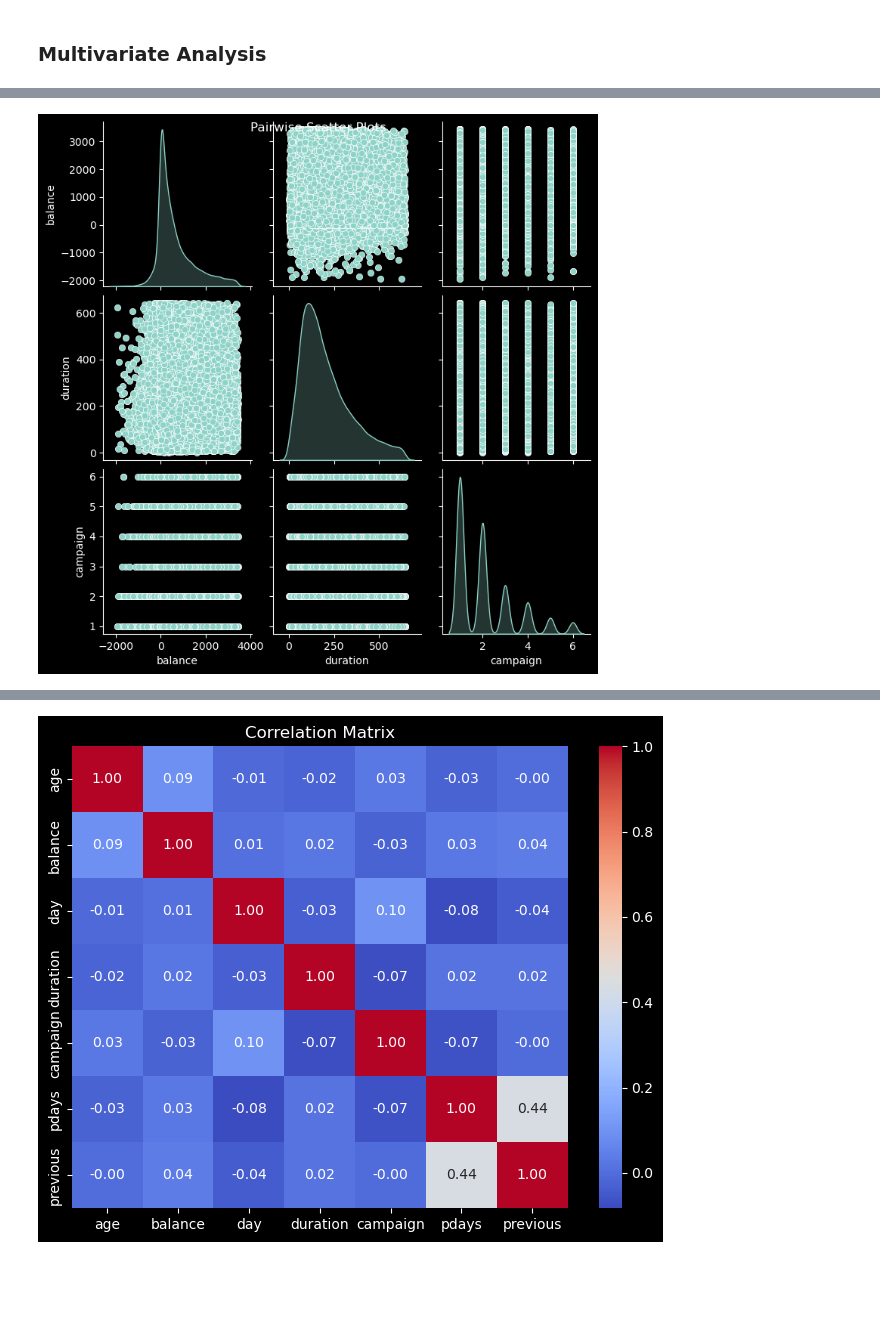
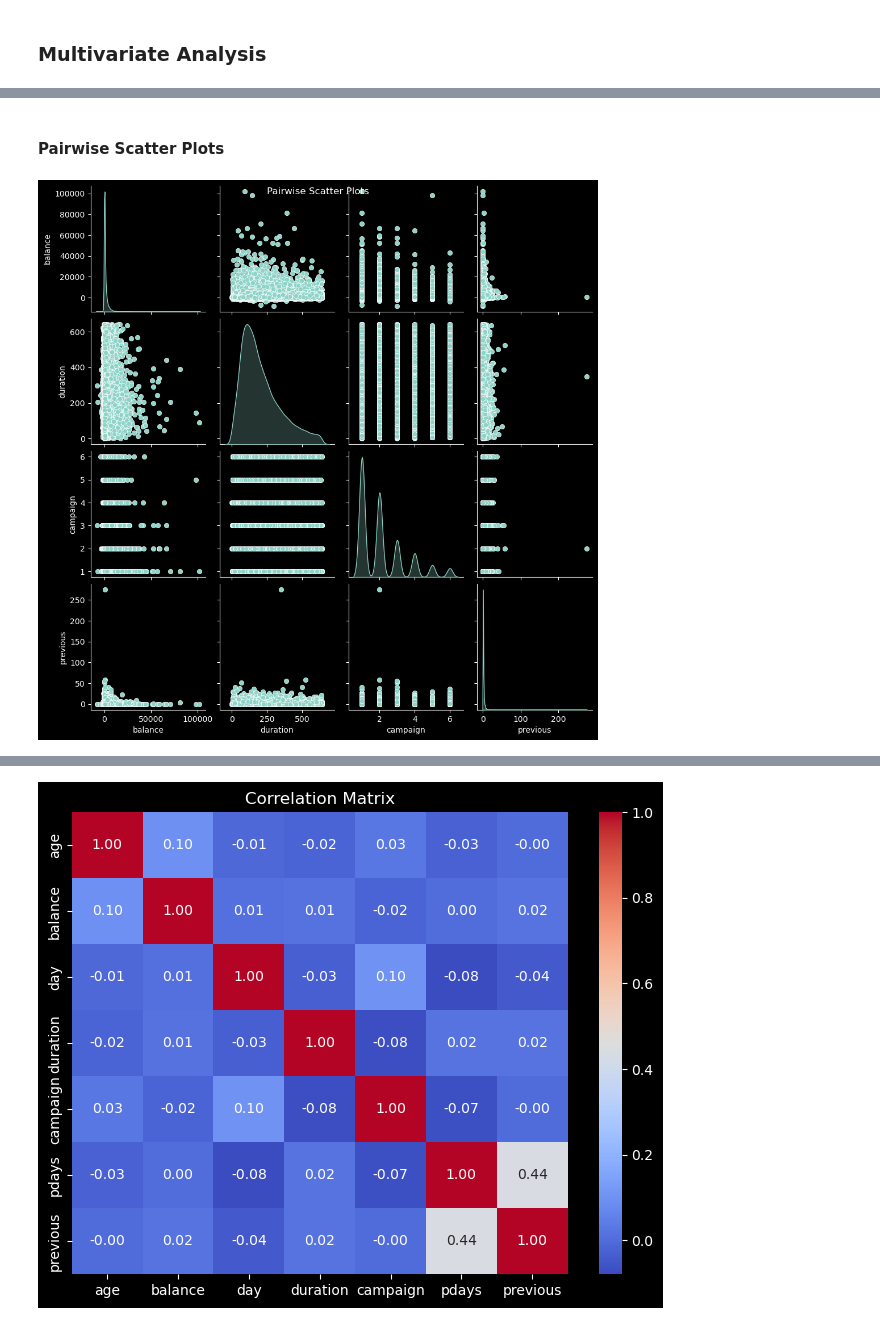
Before and after one commit to marwa9975/CUSTOMER_PURCHASE_PREDICTION, a Jupyter notebook: notebook.ipynb, the cells around one changed output, grey strips where cells are left out. Cells and saved outputs as stored; diff of their text form; code cells hidden in the pictures; blank space fills up the shorter version.

```diff
--- a/notebook.ipynb
+++ b/notebook.ipynb
@@ -262,7 +262,7 @@ def plot_boxplots(data, column_names, title):
     plt.show()
 
 # Specify the numeric columns you want to check for outliers
-numeric_columns = ['balance', 'duration', 'campaign']
+numeric_columns = ['duration', 'campaign']
 
 # Plot box plots before removing outliers
 plot_boxplots(bank, numeric_columns, 'Box Plots Before Removing Outliers')
@@ -407,7 +445,12 @@ plt.show()
+# %% [markdown]
+#### Pairwise Scatter Plots
+# %%
+# Select the numerical columns for the plot
+columns = ['balance', 'duration', 'campaign', 'previous']
 # %%
 # Pairwise scatter plots for numerical variables
-sns.pairplot(data=bank[numeric_columns], diag_kind='kde')
+sns.pairplot(data=bank[columns], diag_kind='kde')
 plt.suptitle('Pairwise Scatter Plots')
 plt.show()
 # %% [output]
-[figure, old version]
+[figure, new version]
```
Also changed, not shown: parts of 45 cells of this notebook.
